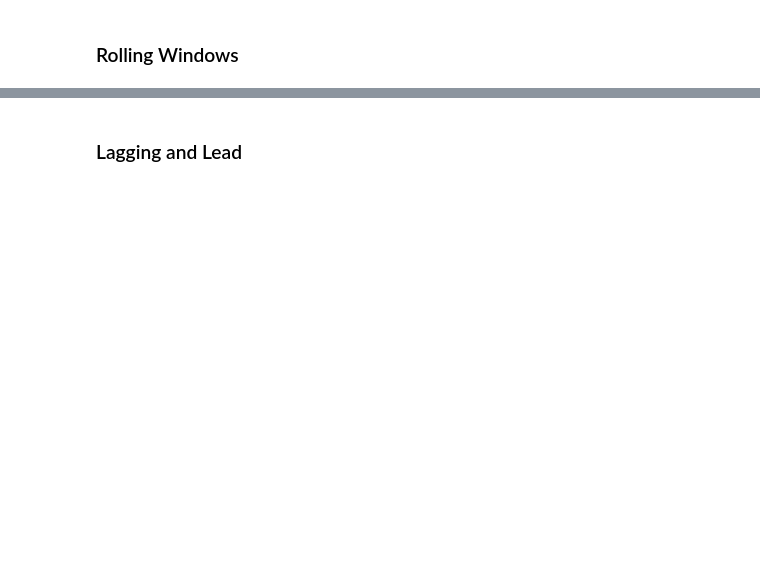
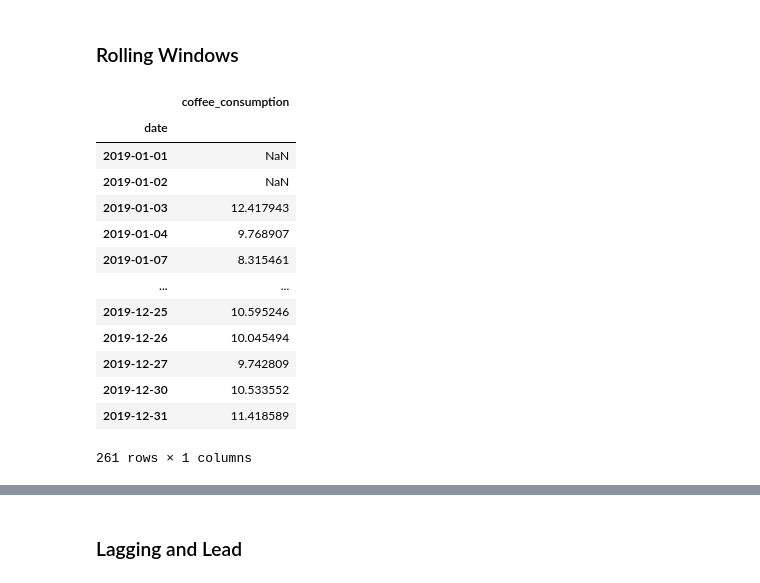
Before and after one commit to jeffakins/time_series, a Jupyter notebook: working-with-time-series-data.ipynb, the cells around one changed output, grey strips where cells are left out. Saved outputs shown, nothing was run; the diff lists cells and outputs as text; code cells hidden in the pictures; blank space fills up the shorter version.

```diff
--- a/working-with-time-series-data.ipynb
+++ b/working-with-time-series-data.ipynb
@@ -60,5 +214,21 @@ df.resample('M').sum()
 ### Rolling Windows
 # %%
 # 3 day moving average
+df.rolling(3).mean()
+# %% [output]
+|  | coffee_consumption |
+| date |  |
+| 2019-01-01 | NaN |
+| 2019-01-02 | NaN |
+| 2019-01-03 | 12.417943 |
+| 2019-01-04 | 9.768907 |
+| 2019-01-07 | 8.315461 |
+| ... | ... |
+| 2019-12-25 | 10.595246 |
+| 2019-12-26 | 10.045494 |
+| 2019-12-27 | 9.742809 |
+| 2019-12-30 | 10.533552 |
+| 2019-12-31 | 11.418589 |
+261 rows × 1 columns
 # %%
 # Moving monthly sum
```
Also changed, not shown: parts of 23 cells of this notebook, 1 other file.
